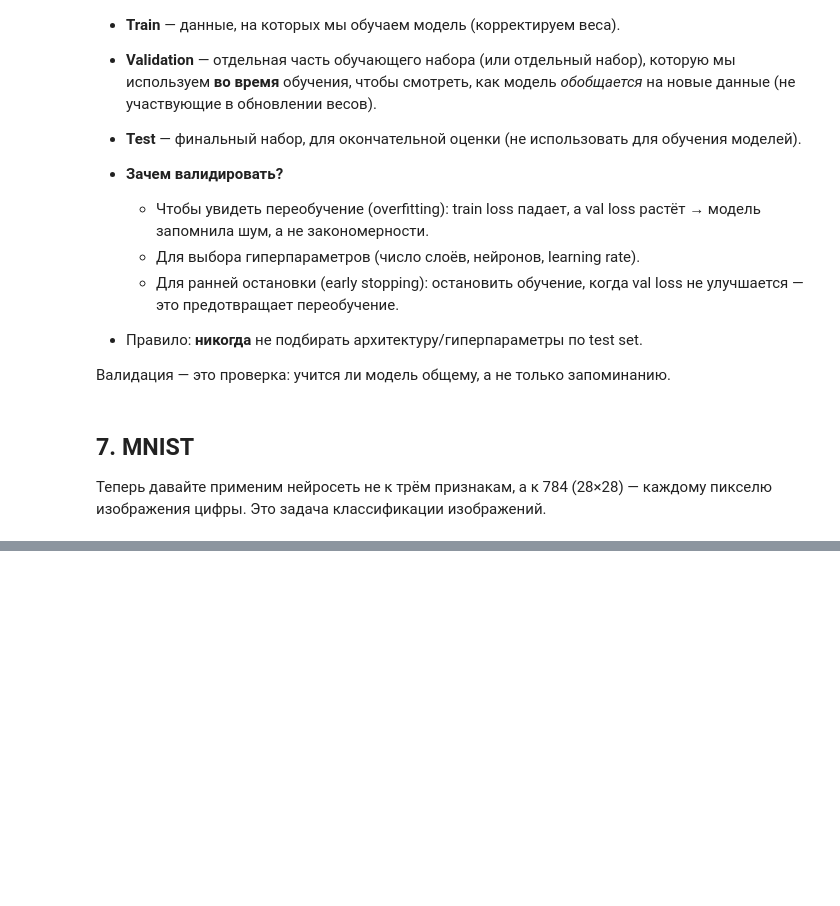
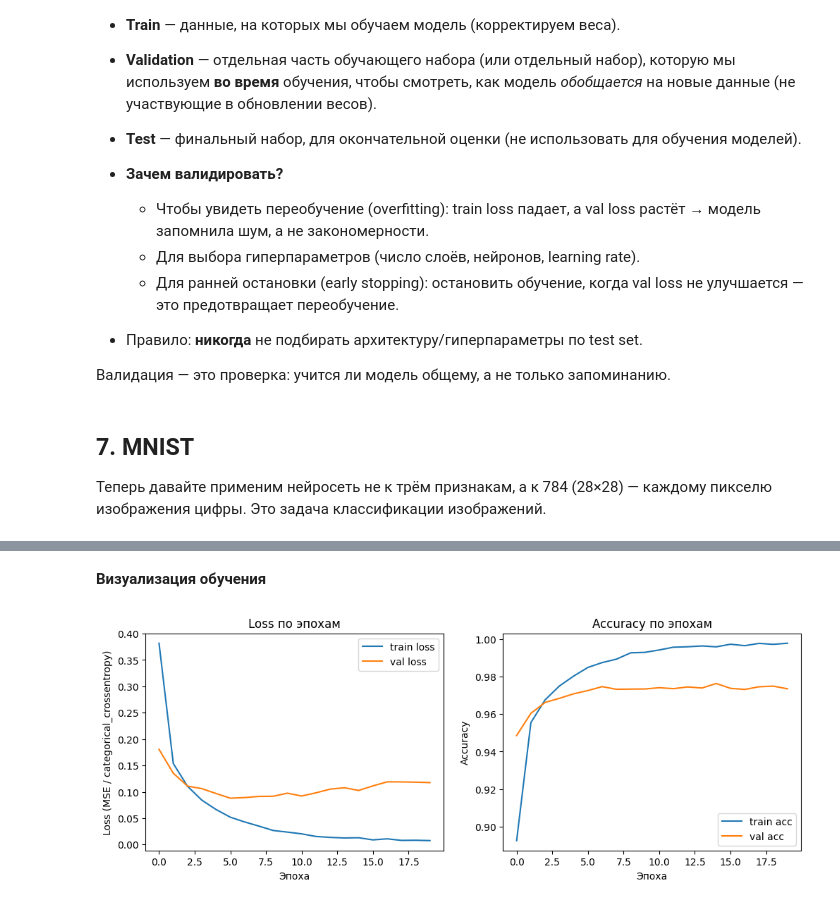
Before and after one commit to danilash/DS_intro, a Jupyter notebook: lessons_notebooks/lesson5.ipynb, the cells around one changed output, grey strips where cells are left out. Saved outputs shown, nothing was run; the diff lists cells and outputs as text; code cells hidden in the pictures; blank space fills up the shorter version.

Commit message:
Update lesson5.ipynb
Add MNIST model and homework

```diff
--- a/lessons_notebooks/lesson5.ipynb
+++ b/lessons_notebooks/lesson5.ipynb
@@ -365,0 +368,14 @@ Model: "sequential_20"
+# %%
+from tensorflow.keras.datasets import mnist
+from tensorflow.keras.utils import to_categorical
+
+(X_train, y_train), (X_test, y_test) = mnist.load_data()
+
+# нормализация
+X_train = X_train.reshape((60000, 28*28)).astype('float32') / 255
+X_test = X_test.reshape((10000, 28*28)).astype('float32') / 255
+y_train = to_categorical(y_train)
+y_test = to_categorical(y_test)
+
+print("Размер обучающей выборки:", X_train.shape)
+print("Размер тестовой выборки:", X_test.shape)
@@ -365,0 +387,9 @@ Model: "sequential_20"
+# %%
+model = keras.Sequential([
+    layers.Dense(128, activation='relu', input_shape=(28*28,)),
+    layers.Dense(64, activation='relu'),
+    layers.Dense(10, activation='softmax')
+])
+
+model.compile(optimizer='adam', loss='categorical_crossentropy', metrics=['accuracy'])
+history = model.fit(X_train, y_train, epochs=20, batch_size=128, validation_split=0.2)
@@ -365,0 +414,24 @@ Model: "sequential_20"
+# %% [markdown]
+**Визуализация обучения**
+# %%
+plt.figure(figsize=(12,4))
+
+plt.subplot(1,2,1)
+plt.plot(history.history['loss'], label='train loss')
+plt.plot(history.history.get('val_loss', []), label='val loss')
+plt.xlabel('Эпоха')
+plt.ylabel('Loss (MSE / categorical_crossentropy)')
+plt.legend()
+plt.title('Loss по эпохам')
+
+plt.subplot(1,2,2)
+if 'accuracy' in history.history:
+    plt.plot(history.history['accuracy'], label='train acc')
+    plt.plot(history.history.get('val_accuracy', []), label='val acc')
+    plt.xlabel('Эпоха')
+    plt.ylabel('Accuracy')
+    plt.legend()
+    plt.title('Accuracy по эпохам')
+plt.show()
+# %% [output]
+[figure, added]
```
Also changed, not shown: parts of 20 cells of this notebook.
